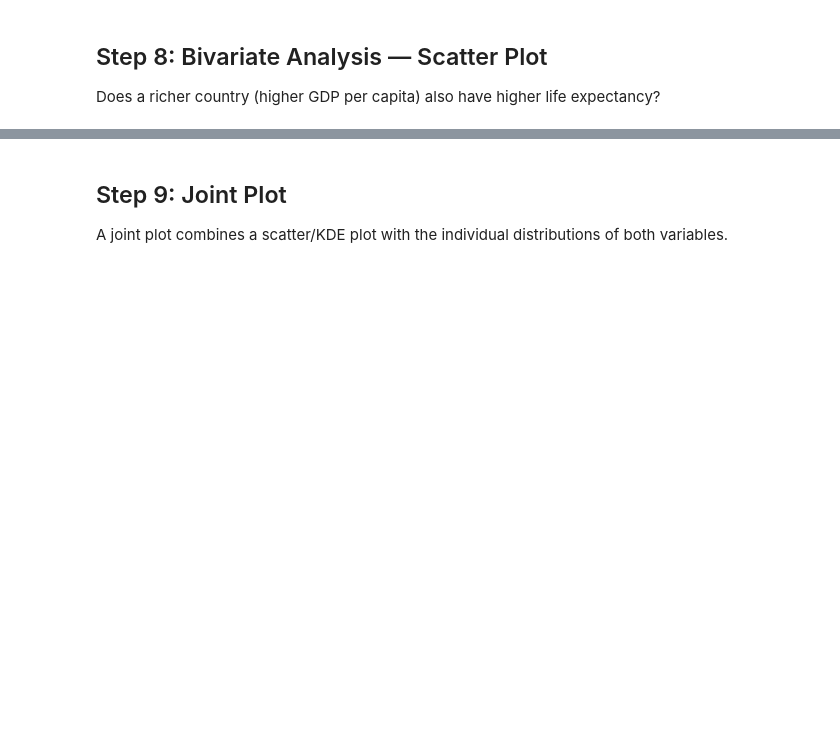
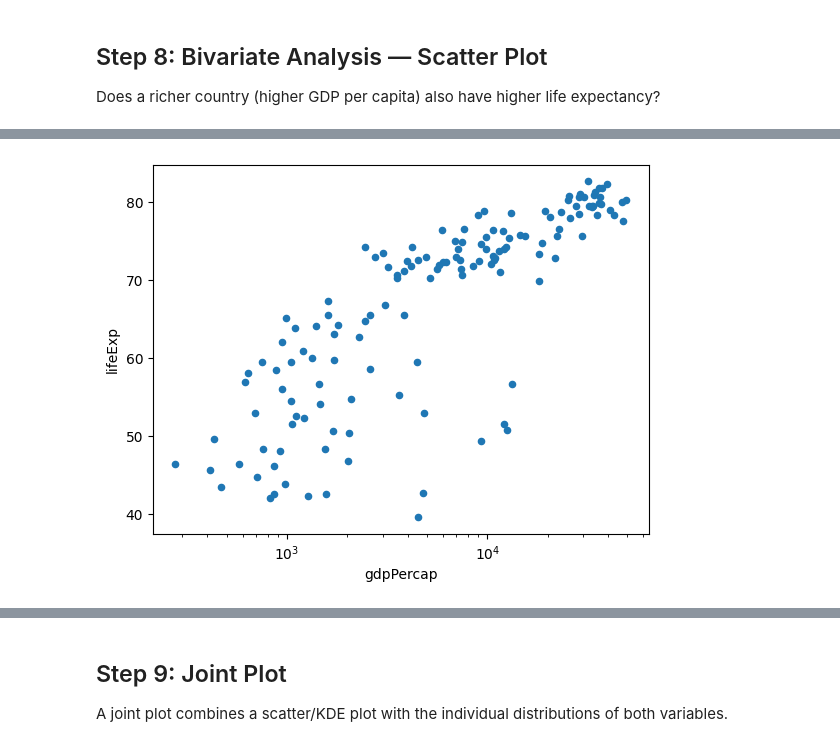
Before and after one commit to suyogy1-bot/Matplotlib_Seaborn, a Jupyter notebook: EDA_Gapminder.ipynb, the cells around one changed output, grey strips where cells are left out. Drawn from its saved outputs; the diff is of its cells as text; code cells hidden in the pictures; blank space fills up the shorter version.

```diff
--- a/EDA_Gapminder.ipynb
+++ b/EDA_Gapminder.ipynb
@@ -188,0 +194,5 @@ Does a richer country (higher GDP per capita) also have higher life expectancy?
+# %%
+ax = df_2007.plot.scatter(x="gdpPercap", y="lifeExp")
+ax.set_xscale("log")
+# %% [output]
+[figure, added]
```
Also changed, not shown: parts of 20 cells of this notebook.
